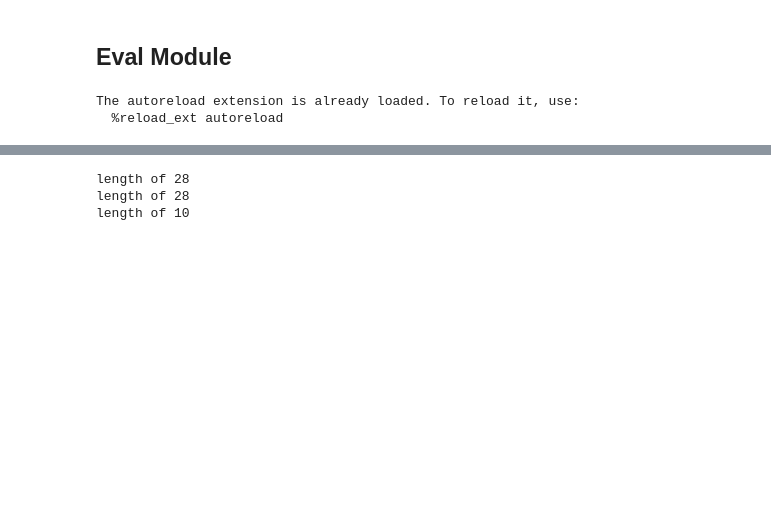
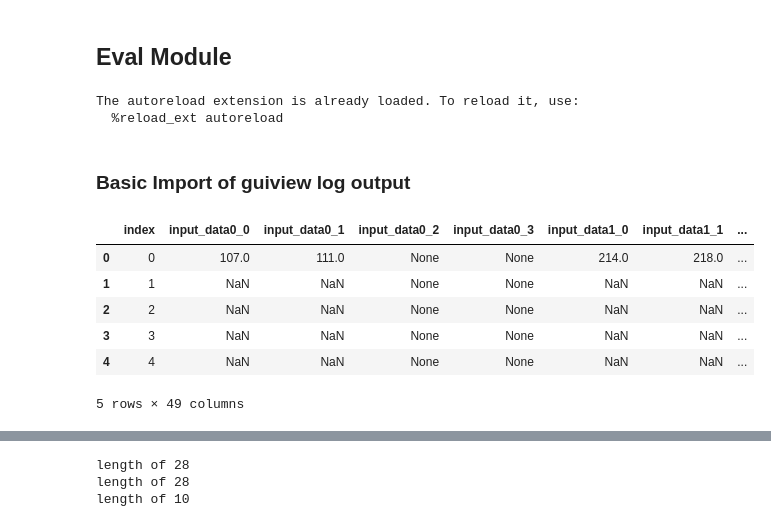
Before and after one commit to sutt/ppd, a Jupyter notebook: books/eval-module-1.ipynb, the cells around one changed output, grey strips where cells are left out. Cells and saved outputs as stored; diff of their text form; code cells hidden in the pictures; blank space fills up the shorter version.

```diff
--- a/books/eval-module-1.ipynb
+++ b/books/eval-module-1.ipynb
@@ -35,4 +36,16 @@ import sqlalchemy
+# %% [markdown]
+### Basic Import of guiview log output
 # %%
 engine = sqlalchemy.create_engine('sqlite:///../data/usr/eval_tmp.db')
 # %%
-interproc_df = pd.read_sql_table('current_dataframe', con=engine)
+# from outputOutcomeData
+df_outcome = pd.read_sql_table('output_dataframe', con=engine)
+df_outcome[:5]
+# %% [output]
+|  | index | input_data0_0 | input_data0_1 | input_data0_2 | input_data0_3 | input_data1_0 | input_data1_1 | ... |
+| 0 | 0 | 107.0 | 111.0 | None | None | 214.0 | 218.0 | ... |
+| 1 | 1 | NaN | NaN | None | None | NaN | NaN | ... |
+| 2 | 2 | NaN | NaN | None | None | NaN | NaN | ... |
+| 3 | 3 | NaN | NaN | None | None | NaN | NaN | ... |
+| 4 | 4 | NaN | NaN | None | None | NaN | NaN | ... |
+5 rows × 49 columns
```
Also changed, not shown: parts of 25 cells of this notebook, 6 other files.
